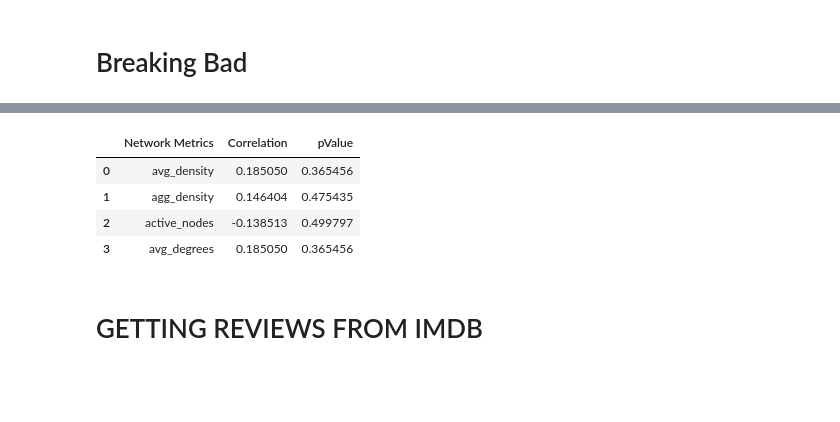
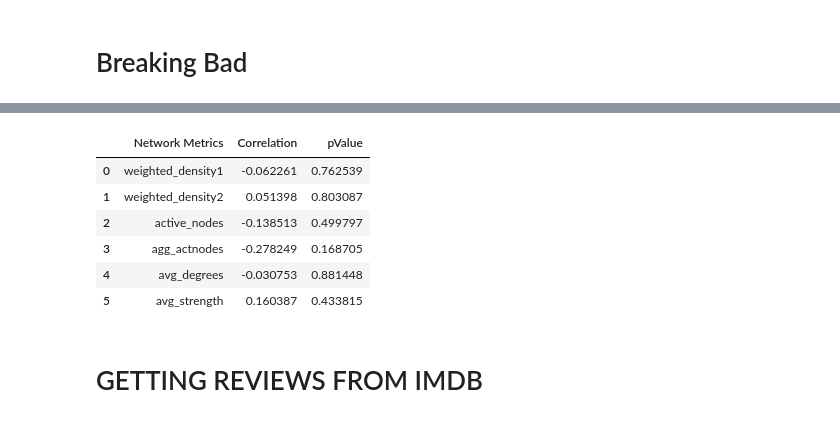
Before and after one commit to cskitty/network, a Jupyter notebook: Correlation.ipynb, the cells around one changed output, grey strips where cells are left out. Drawn from its saved outputs; the diff is of its cells as text; code cells hidden in the pictures; blank space fills up the shorter version.

```diff
--- a/Correlation.ipynb
+++ b/Correlation.ipynb
@@ -318,0 +411,4 @@ review2
+# %%
+files = os.listdir("Data/BB_dyn_ts10")
+df_bb = get_df('BB.csv', "Data/BB_dyn_ts10/",  'BB_S0', 4, 14, 26)
+df_bb
@@ -319,10 +433,12 @@ review2
 # %%
-get_corr(review2)
+get_corr(df_bb)
 # %% [output]
 |  | Network Metrics | Correlation | pValue |
-| 0 | avg_density | 0.185050 | 0.365456 |
-| 1 | agg_density | 0.146404 | 0.475435 |
+| 0 | weighted_density1 | -0.062261 | 0.762539 |
+| 1 | weighted_density2 | 0.051398 | 0.803087 |
 | 2 | active_nodes | -0.138513 | 0.499797 |
-| 3 | avg_degrees | 0.185050 | 0.365456 |
+| 3 | agg_actnodes | -0.278249 | 0.168705 |
+| 4 | avg_degrees | -0.030753 | 0.881448 |
+| 5 | avg_strength | 0.160387 | 0.433815 |
 # %% [markdown]
 # GETTING REVIEWS FROM IMDB
```
Also changed, not shown: parts of 13 cells of this notebook.
